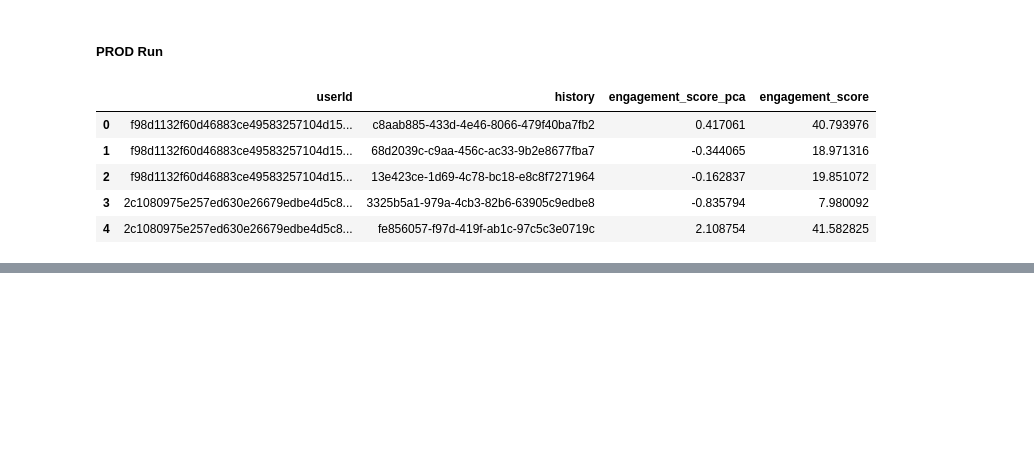
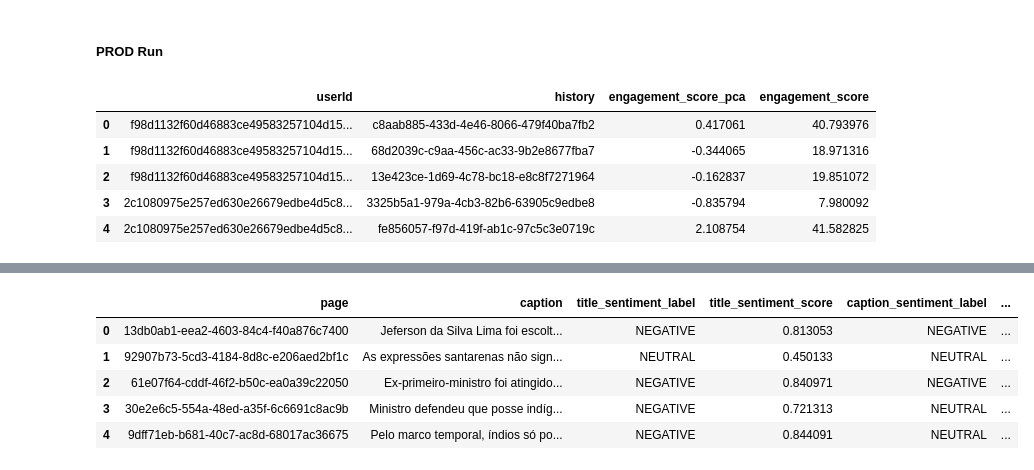
Before and after one commit to BrisaNascimento/globo_recommendation_fiap, a Jupyter notebook: globo_recommendation_fiap/data/challenge_files/users_activity_features.ipynb, the cells around one changed output, grey strips where cells are left out. Cells and saved outputs as stored; diff of their text form; code cells hidden in the pictures; blank space fills up the shorter version.

```diff
--- a/globo_recommendation_fiap/data/challenge_files/users_activity_features.ipynb
+++ b/globo_recommendation_fiap/data/challenge_files/users_activity_features.ipynb
@@ -160,0 +239,10 @@ users_df.to_parquet(out_filepath, index=False)
+# %%
+itens = pd.read_parquet('local/itens_text_db_scan.parquet')
+itens.head()
+# %% [output]
+|  | page | caption | title_sentiment_label | title_sentiment_score | caption_sentiment_label | ... |
+| 0 | 13db0ab1-eea2-4603-84c4-f40a876c7400 | Jeferson da Silva Lima foi escolt... | NEGATIVE | 0.813053 | NEGATIVE | ... |
+| 1 | 92907b73-5cd3-4184-8d8c-e206aed2bf1c | As expressões santarenas não sign... | NEUTRAL | 0.450133 | NEUTRAL | ... |
+| 2 | 61e07f64-cddf-46f2-b50c-ea0a39c22050 | Ex-primeiro-ministro foi atingido... | NEGATIVE | 0.840971 | NEGATIVE | ... |
+| 3 | 30e2e6c5-554a-48ed-a35f-6c6691c8ac9b | Ministro defendeu que posse indíg... | NEGATIVE | 0.721313 | NEUTRAL | ... |
+| 4 | 9dff71eb-b681-40c7-ac8d-68017ac36675 | Pelo marco temporal, índios só po... | NEGATIVE | 0.844091 | NEUTRAL | ... |
```
Also changed, not shown: parts of 20 cells of this notebook.
